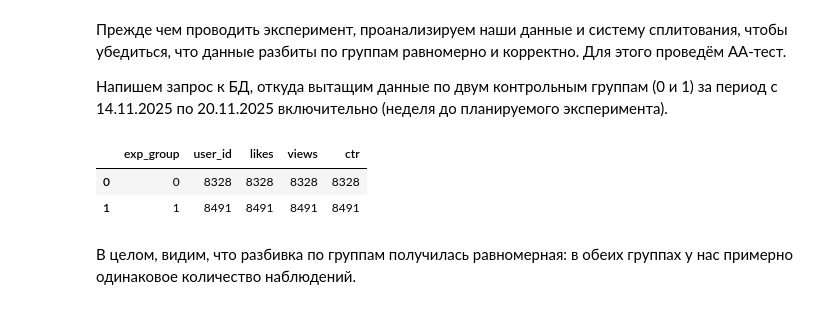
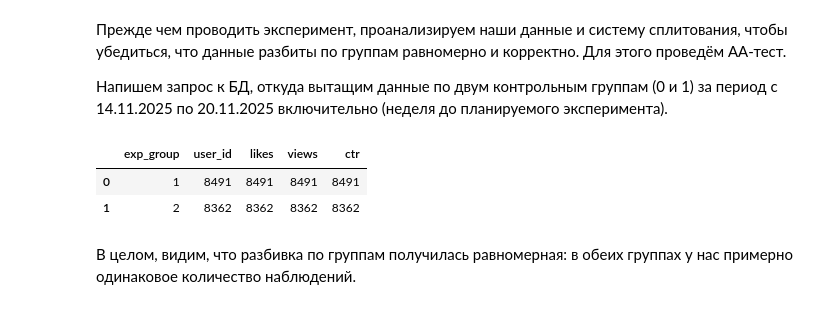
Before and after one commit to TatianaTkacheva/ab_tests, a Jupyter notebook: ctr_ab_test/ctr_analysis.ipynb, the cells around one changed output. Drawn from its saved outputs; the diff is of its cells as text; code cells hidden in the pictures.

```diff
--- a/ctr_ab_test/ctr_analysis.ipynb
+++ b/ctr_ab_test/ctr_analysis.ipynb
@@ -37,23 +37,23 @@ connection = {
 # %%
 q_AA = """
 SELECT
     user_id,
     exp_group,
     sum(action = 'like') as likes,
     sum(action = 'view') as views,
     likes/views as ctr
 FROM {db}.feed_actions
 WHERE toDate(time) between '2025-11-14' and '2025-11-20'
-    and exp_group in (0, 1)
+    and exp_group in (1, 2)
 GROUP BY exp_group, user_id
 """.format(db=connection['database'])
 
 df_AA = ph.read_clickhouse(q_AA, connection=connection)
 df_AA.groupby('exp_group').count().reset_index()
 # %% [output]
 |  | exp_group | user_id | likes | views | ctr |
-| 0 | 0 | 8328 | 8328 | 8328 | 8328 |
-| 1 | 1 | 8491 | 8491 | 8491 | 8491 |
+| 0 | 1 | 8491 | 8491 | 8491 | 8491 |
+| 1 | 2 | 8362 | 8362 | 8362 | 8362 |
 # %% [markdown]
 В целом, видим, что разбивка по группам получилась равномерная: в обеих группах у нас примерно одинаковое количество наблюдений.
 # %%
```
Also changed, not shown: parts of 8 cells of this notebook.
